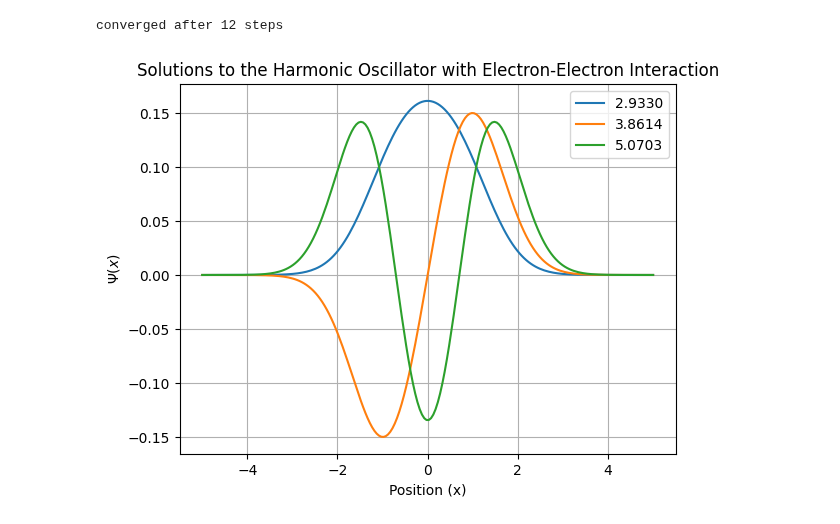
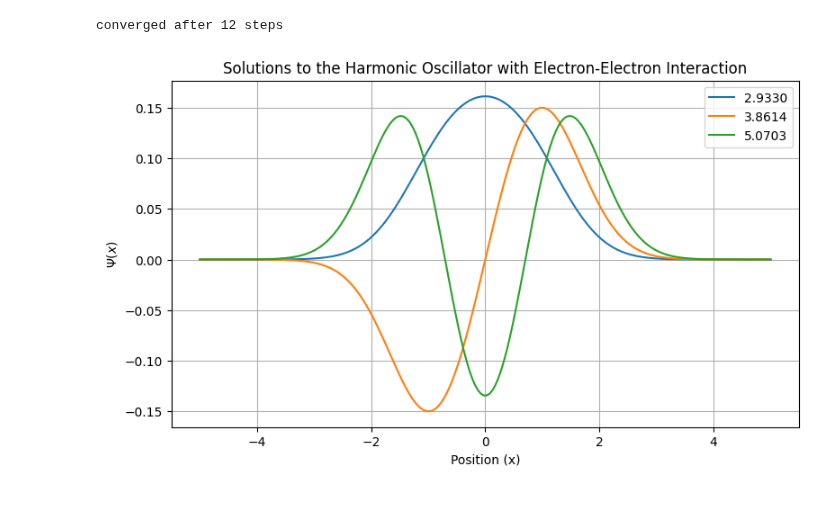
Before and after one commit to ananthapadmanabhan18/P452_Computational_Physics, a Jupyter notebook: Term_Project/Term_project.ipynb, the cells around one changed output. Cells and saved outputs as stored; diff of their text form; code cells hidden in the pictures.

```diff
--- a/Term_Project/Term_project.ipynb
+++ b/Term_Project/Term_project.ipynb
@@ -146,13 +146,14 @@ while True:
 # %% [output]
 converged after 12 steps
 # %%
+plt.figure(figsize=(9,5))
 for i in range(3):
     plt.plot(x,psi_0[:,i], label=f"{energy_0[i]:.4f}")
     plt.legend(loc=1)
 plt.grid()
 plt.title("Solutions to the Harmonic Oscillator with Electron-Electron Interaction")
 plt.xlabel("Position (x)")
 plt.ylabel(r"$\Psi(x)$")
 plt.show()
 # %% [output]
-[figure, old version]
+[figure, new version]
```
Also changed, not shown: parts of 1 cell of this notebook, 4 other files.
